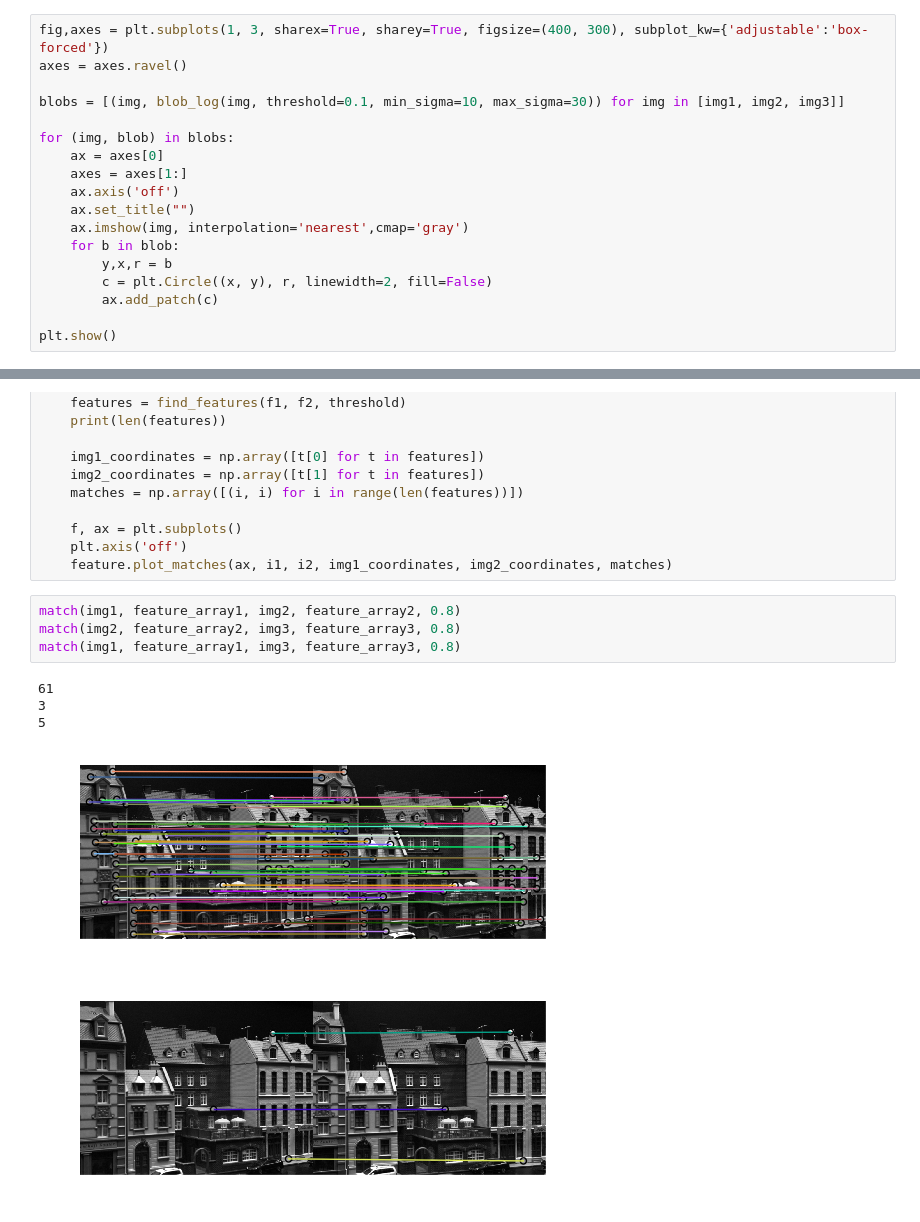
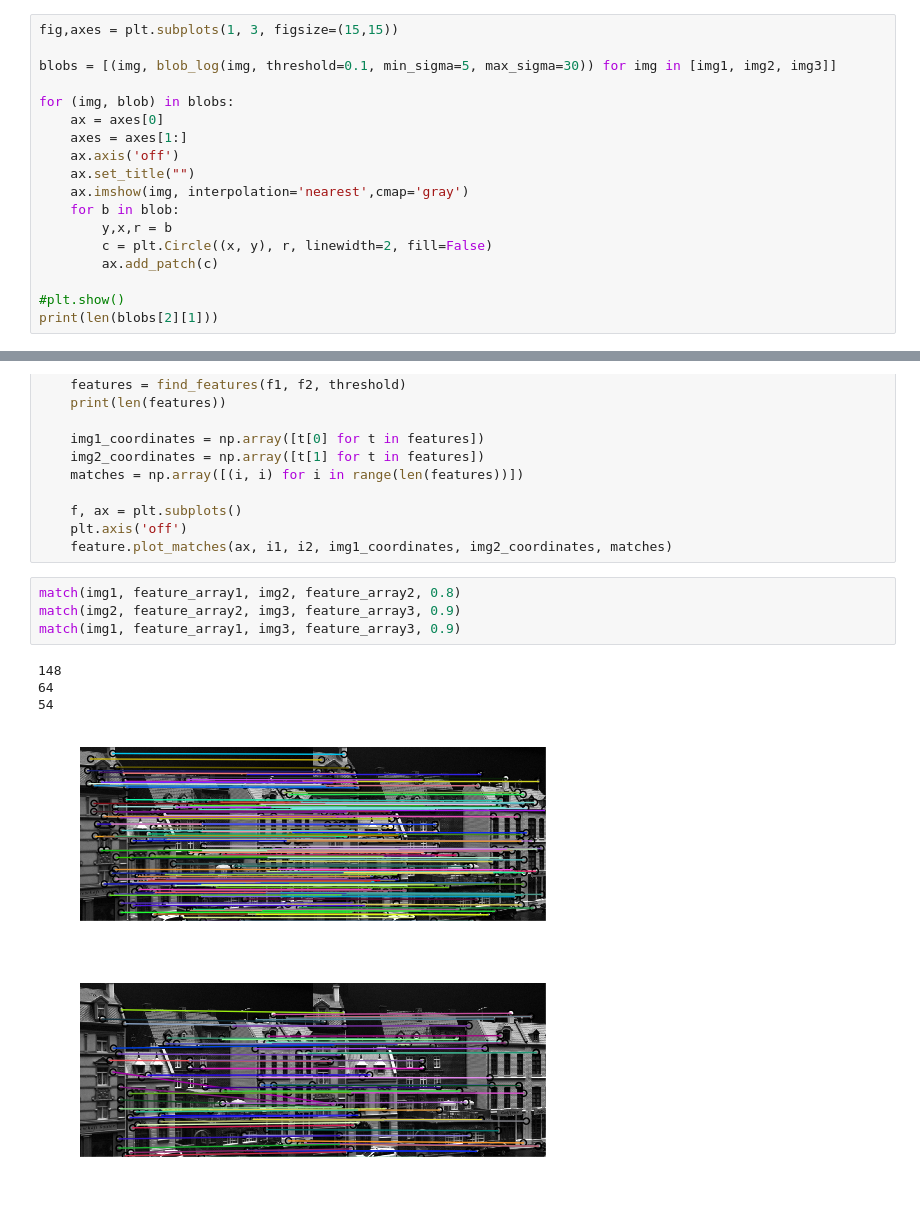
Before and after one commit to Jegp/vip, a Jupyter notebook: assignment2/assignment02.ipynb, the cells around one changed output, grey strips where cells are left out. Drawn from its saved outputs; the diff is of its cells as text.

```diff
--- a/assignment2/assignment02.ipynb
+++ b/assignment2/assignment02.ipynb
@@ -20,10 +20,9 @@ img2 = rgb2gray(img2)
 img3 = data.imread("Img009_diffuse_smallgray.png")
 img3 = rgb2gray(img3)
 # %%
-fig,axes = plt.subplots(1, 3, sharex=True, sharey=True, figsize=(400, 300), subplot_kw={'adjustable':'box-forced'})
-axes = axes.ravel()
+fig,axes = plt.subplots(1, 3, figsize=(15,15))
 
-blobs = [(img, blob_log(img, threshold=0.1, min_sigma=10, max_sigma=30)) for img in [img1, img2, img3]]
+blobs = [(img, blob_log(img, threshold=0.1, min_sigma=5, max_sigma=30)) for img in [img1, img2, img3]]
 
 for (img, blob) in blobs:
     ax = axes[0]
@@ -36,4 +35,5 @@ for (img, blob) in blobs:
         c = plt.Circle((x, y), r, linewidth=2, fill=False)
         ax.add_patch(c)
 
-plt.show()
+#plt.show()
+print(len(blobs[2][1]))
@@ -91,11 +94,11 @@ def match(i1, f1, i2, f2, threshold):
     feature.plot_matches(ax, i1, i2, img1_coordinates, img2_coordinates, matches)
 # %%
 match(img1, feature_array1, img2, feature_array2, 0.8)
-match(img2, feature_array2, img3, feature_array3, 0.8)
-match(img1, feature_array1, img3, feature_array3, 0.8)
+match(img2, feature_array2, img3, feature_array3, 0.9)
+match(img1, feature_array1, img3, feature_array3, 0.9)
 # %% [output]
-61
-3
-5
+148
+64
+54
-[figure, old version]
+[figure, new version]
-[figure, old version]
+[figure, new version]
```
Also changed, not shown: parts of 2 cells of this notebook.
